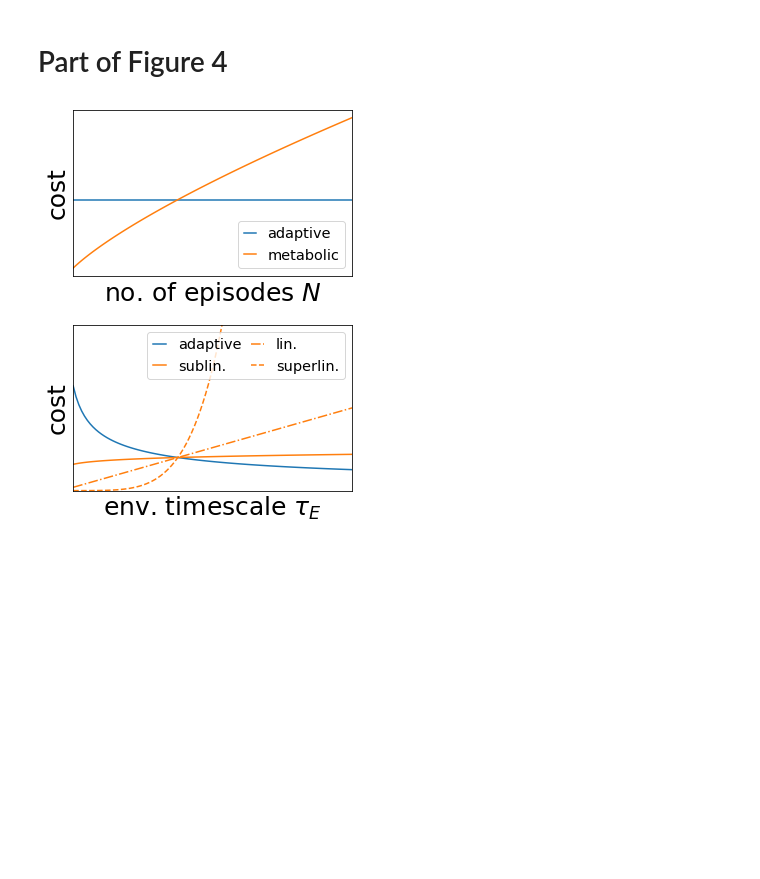
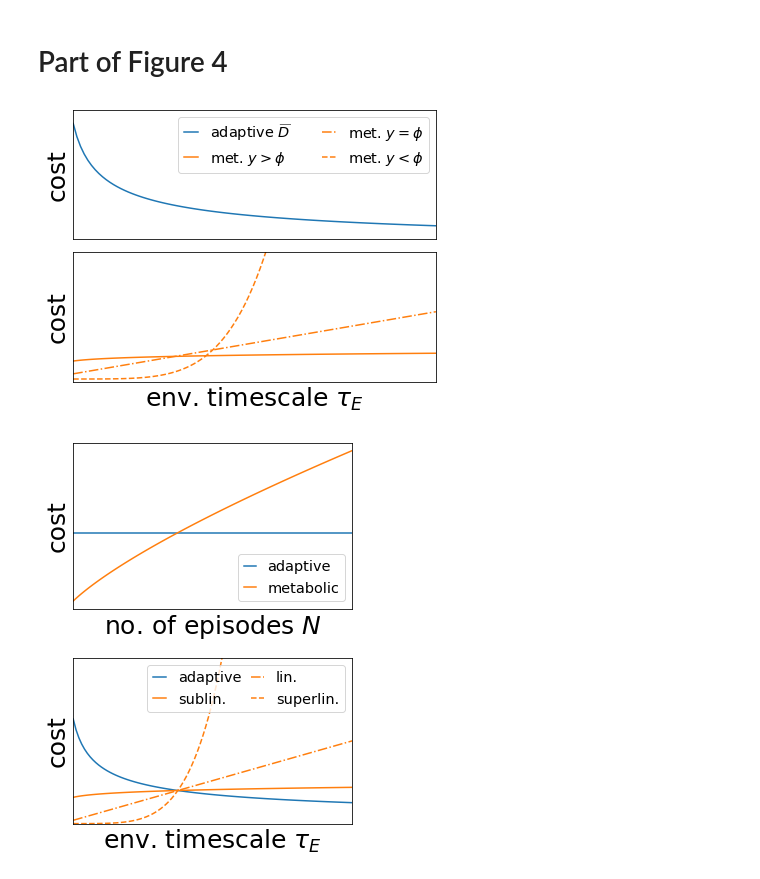
Before and after one commit to eltrompetero/adaptation, a Jupyter notebook: plotting.ipynb, the cells around one changed output. Cells and saved outputs as stored; diff of their text form; code cells hidden in the pictures; blank space fills up the shorter version.

Commit message:
updates in line with new analysis new memory complexity cost

```diff
--- a/plotting.ipynb
+++ b/plotting.ipynb
@@ -393,6 +394,38 @@ fig.savefig('%s/memory_v_forgetting.pdf'%imgdr, bbox_inches='tight')
 [figure]
 # %% [markdown]
 # Part of Figure 4
+# %%
+fig, ax = plt.subplots(figsize=(6.5,5), nrows=2, sharex=True)
+h = []
+te = linspace(.1, 2.5, 100)
+
+h.append(ax[0].plot(te, te**-.5, '-')[0])
+
+ax[0].set(xticks=[], yticks=[],
+          ylabel=r'cost',
+          ylim=(.3,3.5),
+          xlim=(Ne.min(), Ne.max()))
+
+h.append(ax[1].plot(te, te**.1, '-', c='C1')[0])
+h.append(ax[1].plot(te, te+.2, '-.', c='C1')[0])
+h.append(ax[1].plot(te, .1 + te**5, '--', c='C1')[0])
+
+ax[1].set(xticks=[], yticks=[],
+          xlabel=r'env. timescale $\tau_E$',
+          ylabel=r'cost',
+          ylim=(0, 5),
+          xlim=(te.min(), te.max()))
+
+ax[0].legend(h, (r'adaptive $\widebar{D}$', r'met. $y>\phi$', r'met. $y=\phi$', r'met. $y<\phi$'),
+             fontsize='xx-small',
+             handlelength=1,
+             loc=1,
+             ncol=2)
+
+fig.subplots_adjust(hspace=.1)
+fig.savefig(f'{imgdr}/metabolic_scaling.pdf', bbox_inches='tight')
+# %% [output]
+[figure, added]
 # %%
 fig, ax = plt.subplots(figsize=(5,7), nrows=2)
 
```
Also changed, not shown: parts of 5 cells of this notebook, 2 other files.
